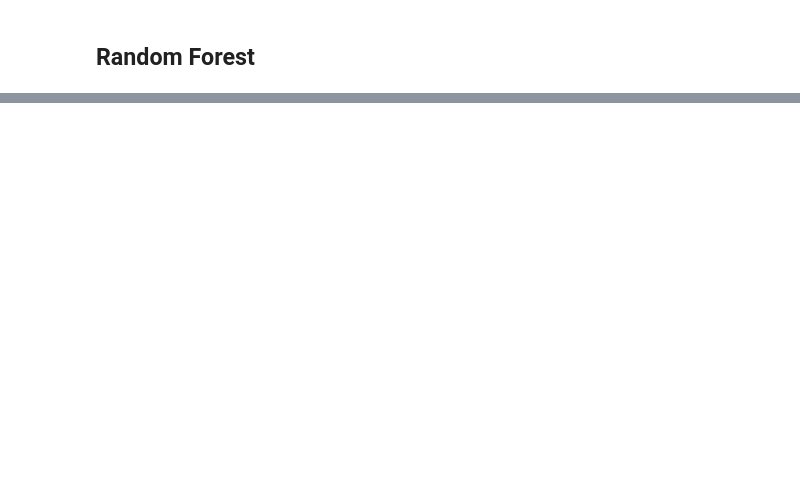
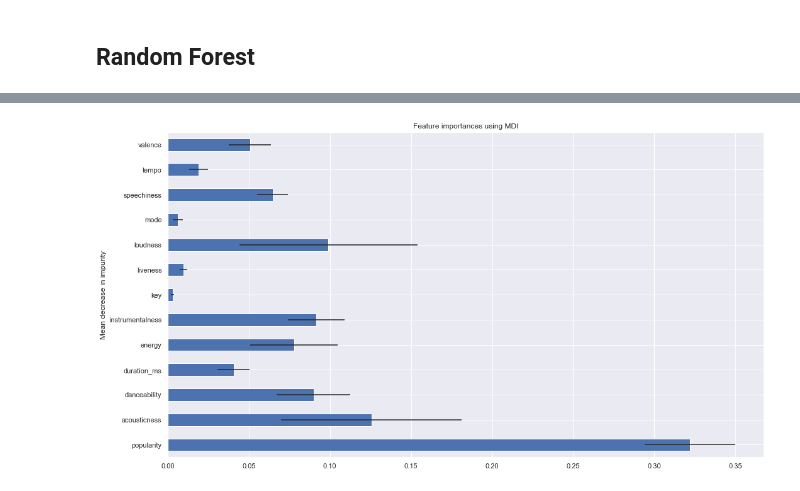
Before and after one commit to jayktee/metis, a Jupyter notebook: classification/full-project-classification.ipynb, the cells around one changed output, grey strips where cells are left out. Cells and saved outputs as stored; diff of their text form; code cells hidden in the pictures; blank space fills up the shorter version.

```diff
--- a/classification/full-project-classification.ipynb
+++ b/classification/full-project-classification.ipynb
@@ -363,0 +581,25 @@ Precision:  33.01%,   Recall:  28.87%
+# %%
+# GridSearch for Random Forest best model
+
+randomforest = RandomForestClassifier()
+
+params = [{'n_estimators': [10, 15, 20, 25, 30],
+           'max_depth': [10, 15, 20, None],
+           'criterion': ['entropy', 'gini'],
+           'class_weight': ['balanced'],
+           'random_state': [42]}]
+
+# random shuffle
+kfold = KFold(n_splits=5, shuffle=True, random_state=0)
+
+# Create weighted scorer
+scoring_functions = {'precision': make_scorer(precision_score, average = 'weighted', zero_division=0),
+                     'recall': make_scorer(recall_score, average = 'weighted', zero_division=0),
+                     'f1': make_scorer(f1_score, average = 'weighted', zero_division=0)
+                    }
+
+#Use GridSearch
+grid_rf = GridSearchCV(randomforest, params, scoring=scoring_functions, cv=kfold, refit='precision')
+
+#Fit the model
+best_model_rf = grid_rf.fit(X_train, y_train)
@@ -363,0 +801,14 @@ Precision:  33.01%,   Recall:  28.87%
+# %%
+sns.set(font_scale=1)
+feature_names = [f"{i}" for i in list(X.columns)]
+importances = best_model_rf.best_estimator_.feature_importances_
+std = np.std([tree.feature_importances_ for tree in best_model_rf.best_estimator_.estimators_], axis=0)
+forest_importances = pd.Series(importances, index=feature_names)
+
+fig, ax = plt.subplots(figsize = (15,8))
+forest_importances.plot.barh(xerr=std, ax=ax)
+ax.set_title("Feature importances using MDI")
+ax.set_ylabel("Mean decrease in impurity")
+fig.tight_layout()
+# %% [output]
+[figure, added]
```
Also changed, not shown: parts of 83 cells of this notebook, 1 other file.
